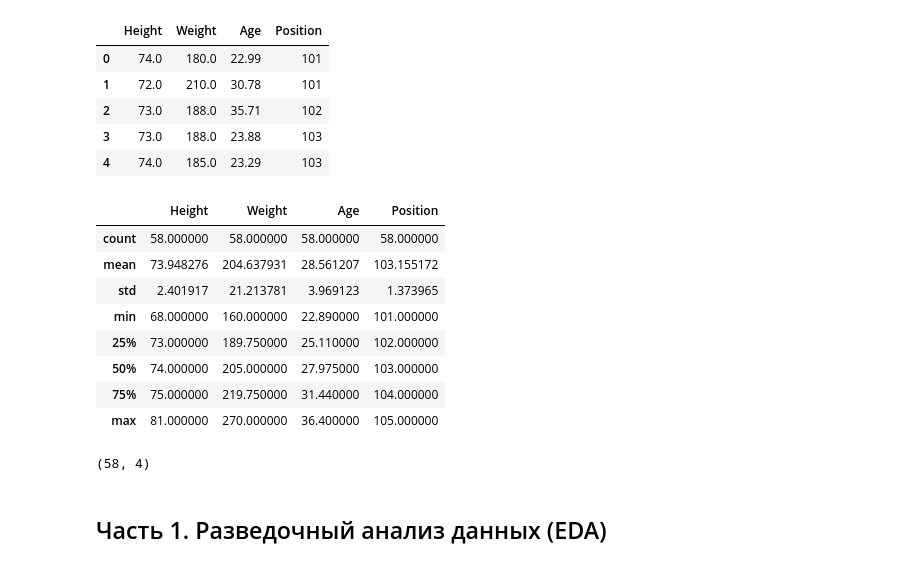
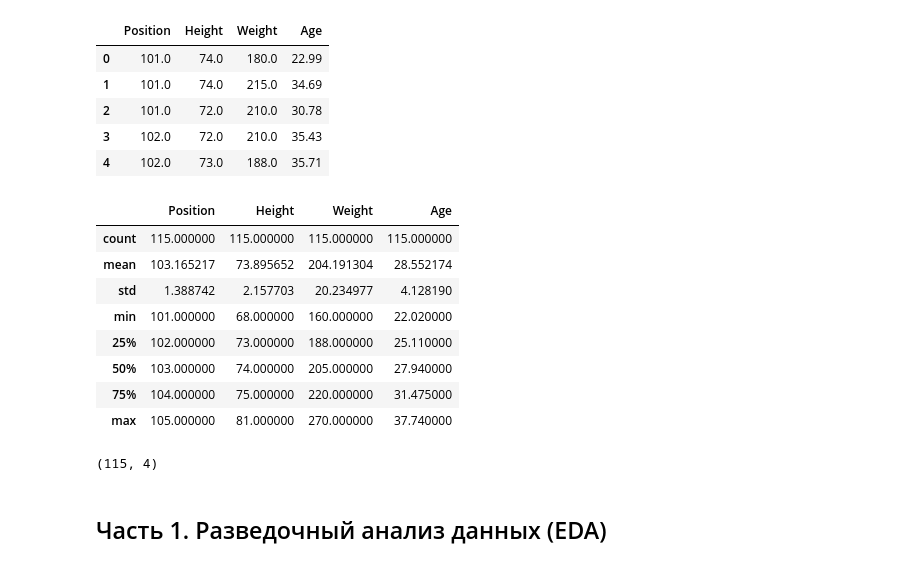
Before and after one commit to infinioka/Labs, a Jupyter notebook: LR1/LR1/notebooks/HW.ipynb, the cells around one changed output. Drawn from its saved outputs; the diff is of its cells as text; code cells hidden in the pictures.

```diff
--- a/LR1/LR1/notebooks/HW.ipynb
+++ b/LR1/LR1/notebooks/HW.ipynb
@@ -6,36 +1,44 @@
 # %%
 import numpy as np
 import pandas as pd
 import matplotlib.pyplot as plt
 import seaborn as sns
 from scipy import stats
 from sklearn.linear_model import LinearRegression
 from sklearn.metrics import r2_score, mean_squared_error
 from sklearn.model_selection import train_test_split
 
 import pingouin  # добавляет метод df.pcorr()
 
-df = pd.read_csv('baseball_data.csv')
+from pathlib import Path
+_HERE = Path(__file__).resolve().parent if "__file__" in globals() else Path.cwd()
+DATA_DIR = _HERE / "datasets" / "csv"
+if not DATA_DIR.is_dir():
+    DATA_DIR = _HERE.parent / "datasets" / "csv"
+_known = {"Irisdat.csv", "Barotrop.csv", "Chemical_process.csv", "Factor.csv"}
+_ball = next(f for f in DATA_DIR.glob("*.csv") if f.name not in _known)
+df = pd.read_csv(_ball)
+df = df.rename(columns={"Height(inches)": "Height", "Weight(pounds)": "Weight"})
 display(df.head())
 display(df.describe())
 display(df.shape)
 # %% [output]
-|  | Height | Weight | Age | Position |
-| 0 | 74.0 | 180.0 | 22.99 | 101 |
-| 1 | 72.0 | 210.0 | 30.78 | 101 |
-| 2 | 73.0 | 188.0 | 35.71 | 102 |
-| 3 | 73.0 | 188.0 | 23.88 | 103 |
-| 4 | 74.0 | 185.0 | 23.29 | 103 |
+|  | Position | Height | Weight | Age |
+| 0 | 101.0 | 74.0 | 180.0 | 22.99 |
+| 1 | 101.0 | 74.0 | 215.0 | 34.69 |
+| 2 | 101.0 | 72.0 | 210.0 | 30.78 |
+| 3 | 102.0 | 72.0 | 210.0 | 35.43 |
+| 4 | 102.0 | 73.0 | 188.0 | 35.71 |
-|  | Height | Weight | Age | Position |
-| count | 58.000000 | 58.000000 | 58.000000 | 58.000000 |
-| mean | 73.948276 | 204.637931 | 28.561207 | 103.155172 |
-| std | 2.401917 | 21.213781 | 3.969123 | 1.373965 |
-| min | 68.000000 | 160.000000 | 22.890000 | 101.000000 |
-| 25% | 73.000000 | 189.750000 | 25.110000 | 102.000000 |
-| 50% | 74.000000 | 205.000000 | 27.975000 | 103.000000 |
-| 75% | 75.000000 | 219.750000 | 31.440000 | 104.000000 |
-| max | 81.000000 | 270.000000 | 36.400000 | 105.000000 |
+|  | Position | Height | Weight | Age |
+| count | 115.000000 | 115.000000 | 115.000000 | 115.000000 |
+| mean | 103.165217 | 73.895652 | 204.191304 | 28.552174 |
+| std | 1.388742 | 2.157703 | 20.234977 | 4.128190 |
+| min | 101.000000 | 68.000000 | 160.000000 | 22.020000 |
+| 25% | 102.000000 | 73.000000 | 188.000000 | 25.110000 |
+| 50% | 103.000000 | 74.000000 | 205.000000 | 27.940000 |
+| 75% | 104.000000 | 75.000000 | 220.000000 | 31.475000 |
+| max | 105.000000 | 81.000000 | 270.000000 | 37.740000 |
-(58, 4)
+(115, 4)
 # %% [markdown]
 ## Часть 1. Разведочный анализ данных (EDA)
 # %%
```
Also changed, not shown: parts of 23 cells of this notebook.
